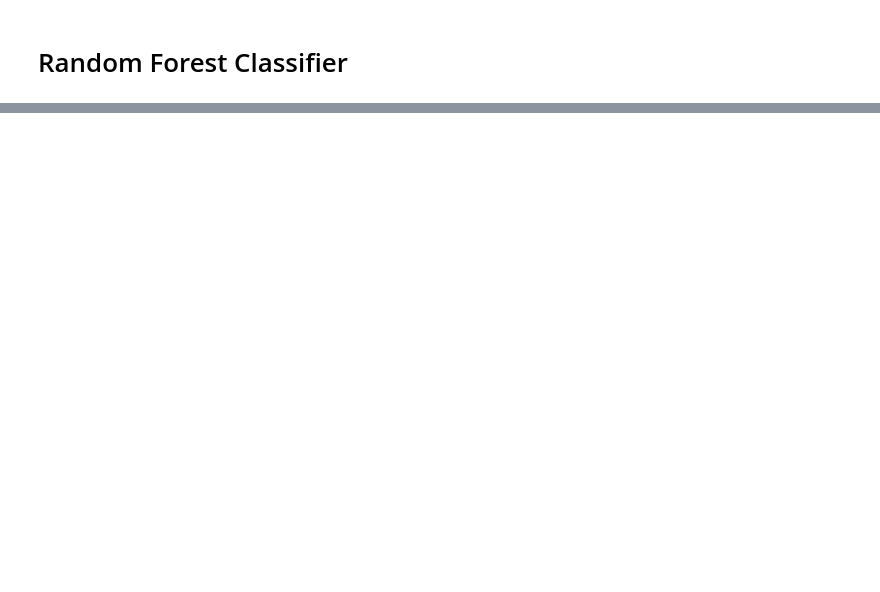
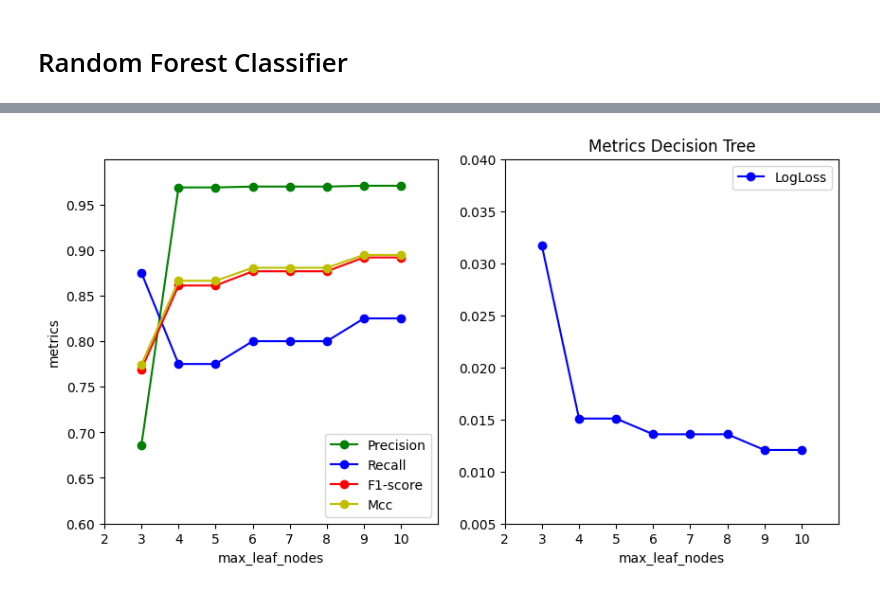
Before and after one commit to SarahLiettefti/AI5L_AILab_FraudDetection, a Jupyter notebook: FirstModels.ipynb, the cells around one changed output, grey strips where cells are left out. Saved outputs shown, nothing was run; the diff lists cells and outputs as text; code cells hidden in the pictures; blank space fills up the shorter version.

```diff
--- a/FirstModels.ipynb
+++ b/FirstModels.ipynb
@@ -208,0 +181,45 @@ for i in range(0, len(models)):
+# %%
+def test_tree(max_trees, train_X, val_X, train_y, val_y):
+    model = RandomForestClassifier(n_estimators=max_trees, criterion='log_loss', random_state=1)
+    model.fit(train_X, train_y)
+    preds_val = model.predict(val_X)
+    description = "max_trees : "+str(max_leaf_nodes)+"; criterion=log_loss"
+    metrics = report(val_y, preds_val, "Random Forest Classifier", description, csvw=True)
+    return(metrics)
+
+
+results_forest = pd.DataFrame()
+for max_leaf_nodes in [3, 4, 5, 6, 7, 8, 9, 10]:
+    my_metrics_tree = test_leaf(max_leaf_nodes, train_X, val_X, train_y, val_y)
+    results_forest = pd.concat([results_forest,my_metrics_tree], ignore_index=True)
+results_forest
+
+x = [3, 4, 5, 6, 7, 8, 9, 10]
+y1 = results_forest.Precision.values
+y2 = results_forest.Recall.values
+y3 = results_forest["F1-score"].values
+y4 = results_forest.LogLoss.values
+y5 = results_forest.Mcc.values
+
+figure, (ax1, ax2) = plt.subplots(1, 2, figsize=(10, 5))
+
+ax1.plot(x, y1, 'g-o', label = "Precision")
+ax1.plot(x, y2, 'b-o', label = "Recall")
+ax1.plot(x, y3, 'r-o', label = "F1-score")
+ax2.plot(x, y4, 'b-o', label = "LogLoss")
+ax1.plot(x, y5, 'y-o', label = "Mcc")
+plt.legend()
+
+
+ax2.set(xlim=(2, 11), xticks=np.arange(2, 11), ylim=(0.005, 0.04), yticks=np.arange(0.005, 0.04, 0.005), xlabel = "max_leaf_nodes")
+ax2.set_title('Log loss')
+ax1.set(xlim=(2, 11), xticks=np.arange(2, 11), ylim=(0.6, 1), yticks=np.arange(0.6, 1, 0.05), xlabel = "max_leaf_nodes", ylabel = "metrics")
+ax1.legend()
+
+plt.title("Metrics Decision Tree")
+
+plt.legend()
+plt.show()
+results_forest
+# %% [output]
+[figure, added]
```
Also changed, not shown: parts of 16 cells of this notebook, 6 other files.
